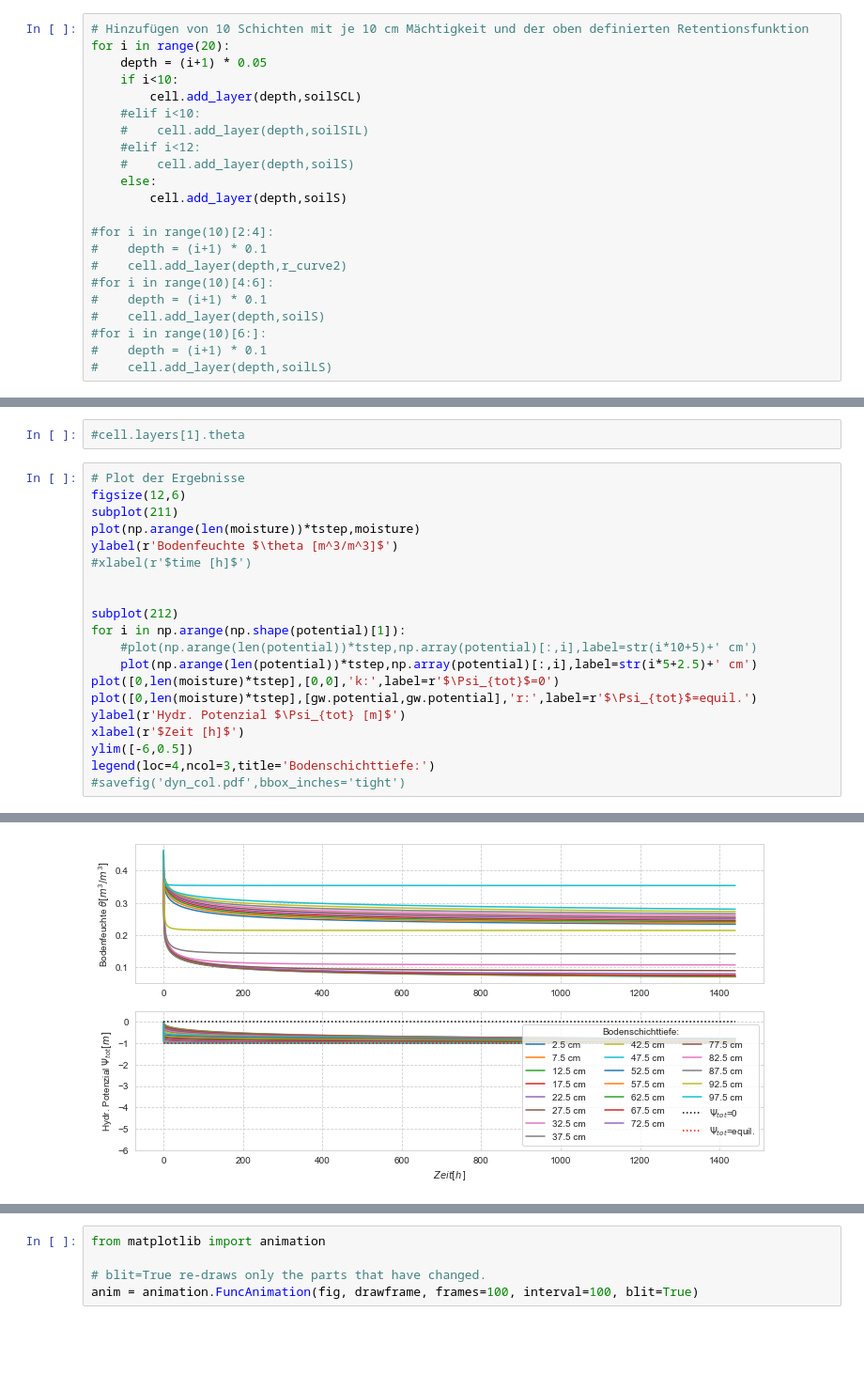
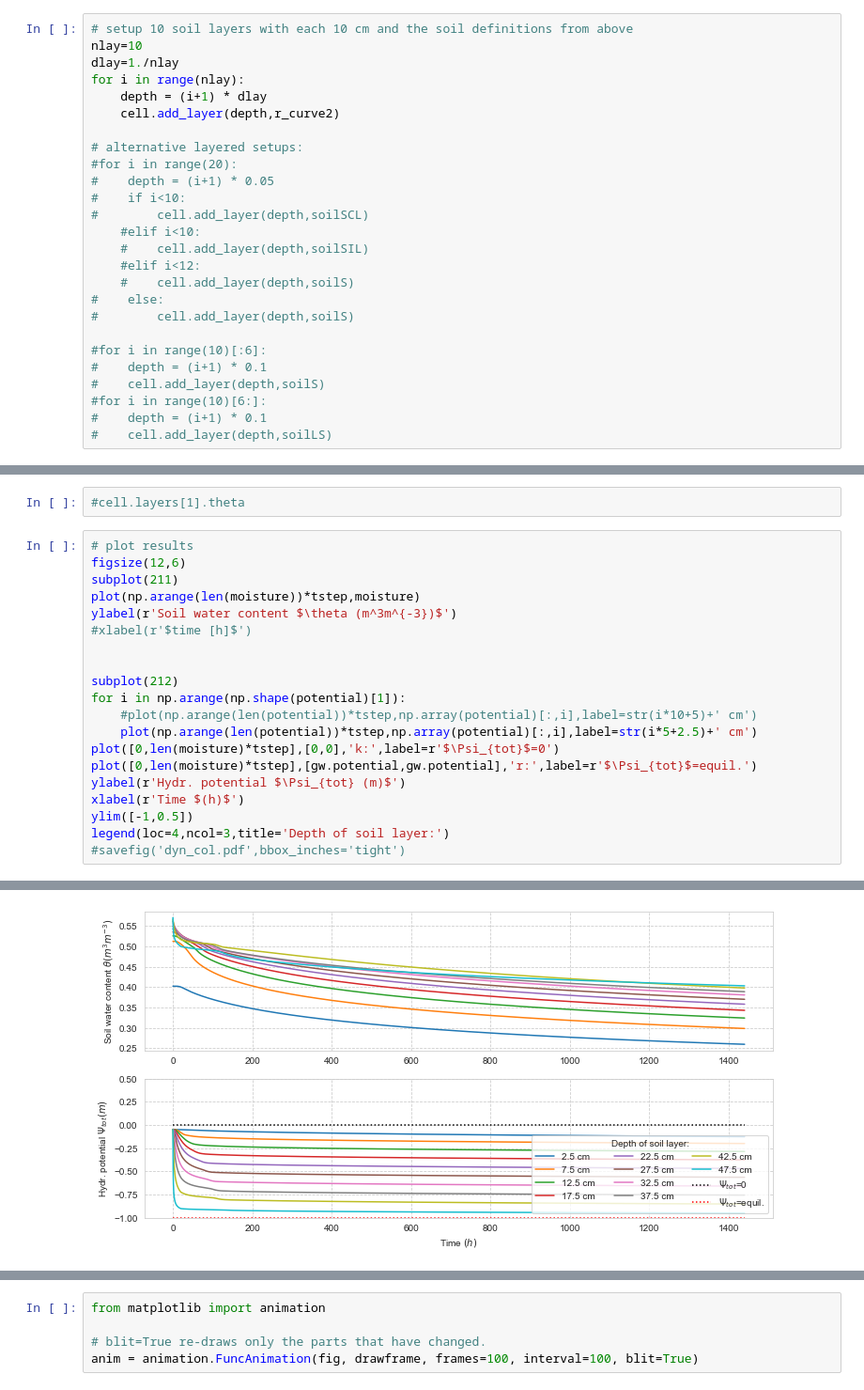
Before and after one commit to cojacoo/soilwaterphysics, a Jupyter notebook: 1DRichardsExperiment.ipynb, the cells around one changed output, grey strips where cells are left out. Shown at 94% size. Cells and saved outputs as stored; diff of their text form; blank space fills up the shorter version.

```diff
--- a/1DRichardsExperiment.ipynb
+++ b/1DRichardsExperiment.ipynb
@@ -53,22 +54,26 @@ soilSICL= cmf.VanGenuchtenMualem(theta_r=0.089, phi=0.43, alpha=0.010, n=1.23, K
 soilSIL = cmf.VanGenuchtenMualem(theta_r=0.067, phi=0.45, alpha=0.020, n=1.41, Ksat= 0.450/100.*24.)
 soilSL  = cmf.VanGenuchtenMualem(theta_r=0.065, phi=0.41, alpha=0.075, n=1.89, Ksat= 4.421/100.*24.)
 # %%
-# Hinzufügen von 10 Schichten mit je 10 cm Mächtigkeit und der oben definierten Retentionsfunktion
-for i in range(20):
-    depth = (i+1) * 0.05
-    if i<10:
-        cell.add_layer(depth,soilSCL)
+# setup 10 soil layers with each 10 cm and the soil definitions from above
+nlay=10
+dlay=1./nlay
+for i in range(nlay):
+    depth = (i+1) * dlay
+    cell.add_layer(depth,r_curve2)
+
+# alternative layered setups:
+#for i in range(20):
+#    depth = (i+1) * 0.05
+#    if i<10:
+#        cell.add_layer(depth,soilSCL)
     #elif i<10:
     #    cell.add_layer(depth,soilSIL)
     #elif i<12:
     #    cell.add_layer(depth,soilS)
-    else:
-        cell.add_layer(depth,soilS)
+#    else:
+#        cell.add_layer(depth,soilS)
 
-#for i in range(10)[2:4]:
-#    depth = (i+1) * 0.1
-#    cell.add_layer(depth,r_curve2)
-#for i in range(10)[4:6]:
+#for i in range(10)[:6]:
 #    depth = (i+1) * 0.1
 #    cell.add_layer(depth,soilS)
 #for i in range(10)[6:]:
@@ -123,28 +128,28 @@ for t in solver.run(solver.t,
 # %%
 #cell.layers[1].theta
 # %%
-# Plot der Ergebnisse
+# plot results
 figsize(12,6)
 subplot(211)
 plot(np.arange(len(moisture))*tstep,moisture)
-ylabel(r'Bodenfeuchte $\theta [m^3/m^3]$')
+ylabel(r'Soil water content $\theta (m^3m^{-3})$')
 #xlabel(r'$time [h]$')
 
 
 subplot(212)
 for i in np.arange(np.shape(potential)[1]):
     #plot(np.arange(len(potential))*tstep,np.array(potential)[:,i],label=str(i*10+5)+' cm')
     plot(np.arange(len(potential))*tstep,np.array(potential)[:,i],label=str(i*5+2.5)+' cm')
 plot([0,len(moisture)*tstep],[0,0],'k:',label=r'$\Psi_{tot}$=0')
 plot([0,len(moisture)*tstep],[gw.potential,gw.potential],'r:',label=r'$\Psi_{tot}$=equil.')
-ylabel(r'Hydr. Potenzial $\Psi_{tot} [m]$')
-xlabel(r'$Zeit [h]$')
-ylim([-6,0.5])
-legend(loc=4,ncol=3,title='Bodenschichttiefe:')
+ylabel(r'Hydr. potential $\Psi_{tot} (m)$')
+xlabel(r'Time $(h)$')
+ylim([-1,0.5])
+legend(loc=4,ncol=3,title='Depth of soil layer:')
 #savefig('dyn_col.pdf',bbox_inches='tight')
 # %% [output]
 <matplotlib.legend.Legend at 0x...>
-[figure, old version]
+[figure, new version]
 # %%
 # create a figure and axes
 fig = plt.figure(figsize=(5,5))
```
Also changed, not shown: parts of 26 cells of this notebook, 1 other file.
